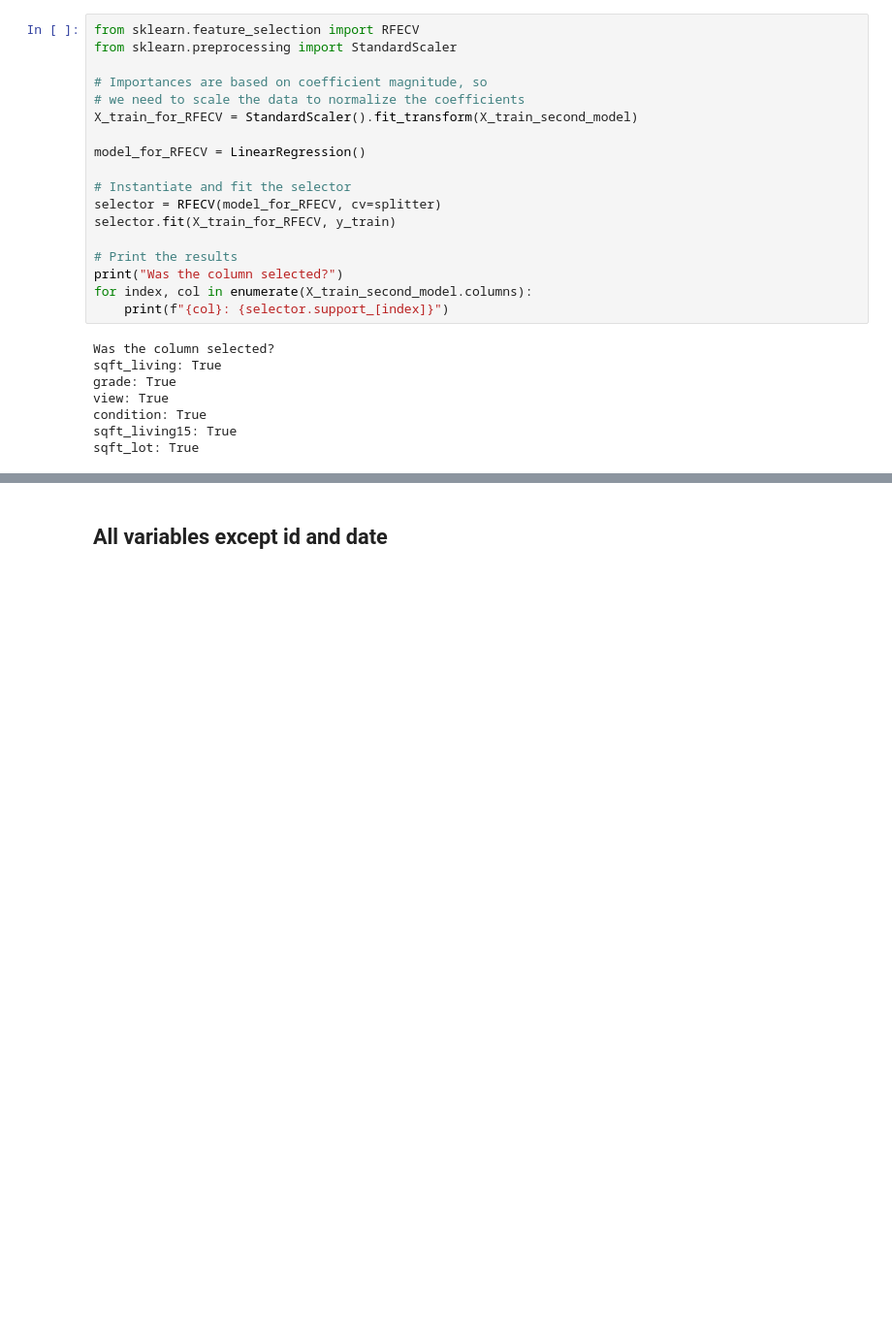
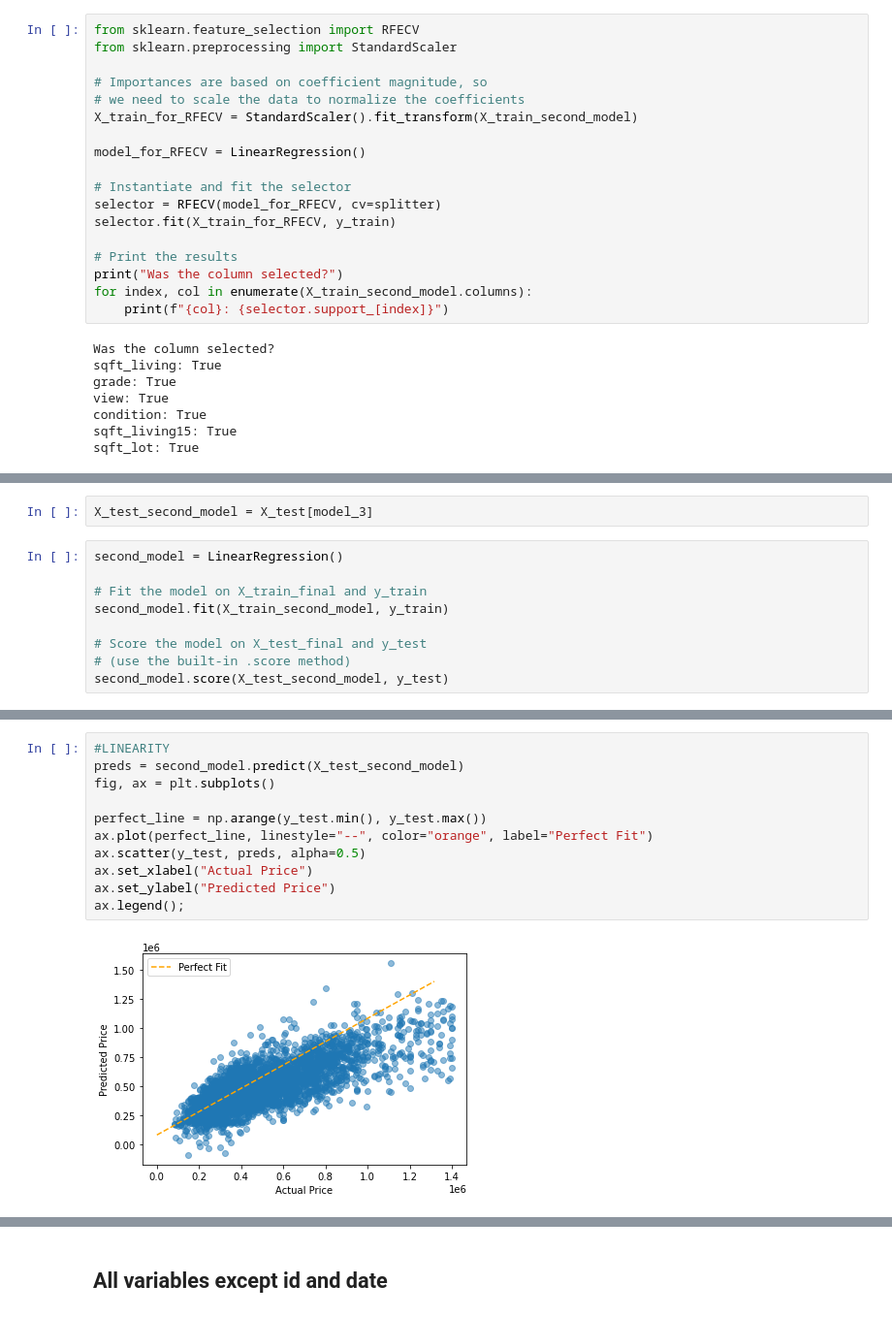
Before and after one commit to cyborgsage/kingco-realestate, a Jupyter notebook: doug_index.ipynb, the cells around one changed output, grey strips where cells are left out. Shown at 97% size. Cells and saved outputs as stored; diff of their text form; blank space fills up the shorter version.

```diff
--- a/doug_index.ipynb
+++ b/doug_index.ipynb
@@ -482,0 +479,11 @@ print(f'rmse: {rmse}')
+# %%
+X_test_second_model = X_test[model_3]
+# %%
+second_model = LinearRegression()
+
+# Fit the model on X_train_final and y_train
+second_model.fit(X_train_second_model, y_train)
+
+# Score the model on X_test_final and y_test
+# (use the built-in .score method)
+second_model.score(X_test_second_model, y_test)
@@ -482,0 +514,13 @@ print(f'rmse: {rmse}')
+# %%
+#LINEARITY
+preds = second_model.predict(X_test_second_model)
+fig, ax = plt.subplots()
+
+perfect_line = np.arange(y_test.min(), y_test.max())
+ax.plot(perfect_line, linestyle="--", color="orange", label="Perfect Fit")
+ax.scatter(y_test, preds, alpha=0.5)
+ax.set_xlabel("Actual Price")
+ax.set_ylabel("Predicted Price")
+ax.legend();
+# %% [output]
+[figure, added]
```
Also changed, not shown: parts of 22 cells of this notebook.
